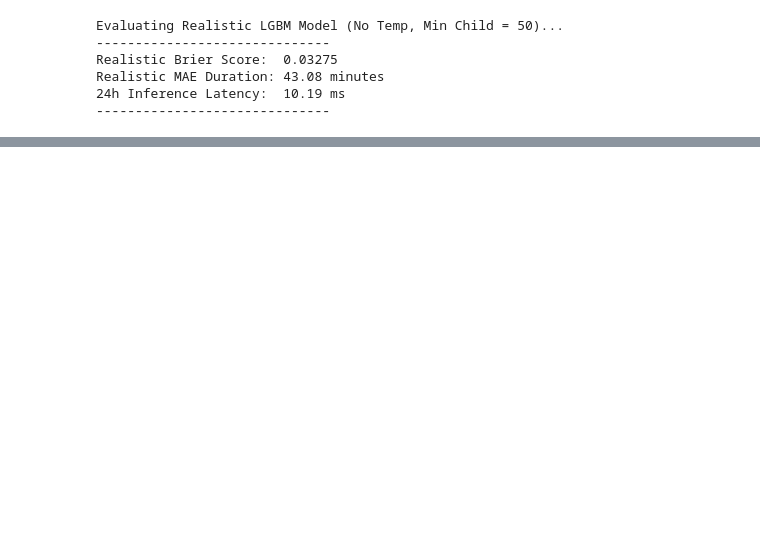
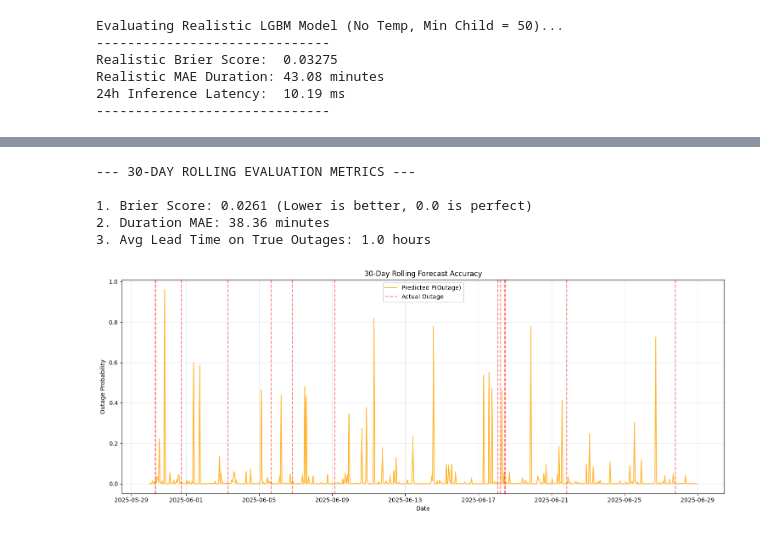
Before and after one commit to mansourhas/AIMS-KTT-day-2, a Jupyter notebook: eval+experiments.ipynb, the cells around one changed output, grey strips where cells are left out. Drawn from its saved outputs; the diff is of its cells as text; code cells hidden in the pictures; blank space fills up the shorter version.

```diff
--- a/eval+experiments.ipynb
+++ b/eval+experiments.ipynb
@@ -489,0 +580,75 @@ Realistic MAE Duration: 43.08 minutes
+# %%
+def calculate_metrics(results_df):
+    print("--- 30-DAY ROLLING EVALUATION METRICS ---\n")
+
+    # 1. Brier Score for P(outage)
+    brier = brier_score_loss(results_df['outage'], results_df['p_outage_pred'])
+    print(f"1. Brier Score: {brier:.4f} (Lower is better, 0.0 is perfect)")
+
+    # 2. MAE for duration (evaluated ONLY on actual outages)
+    outages_only = results_df[results_df['outage'] == 1]
+    if len(outages_only) > 0:
+        mae = mean_absolute_error(outages_only['duration_min'], outages_only['exp_duration_pred'])
+        print(f"2. Duration MAE: {mae:.2f} minutes")
+    else:
+        print("2. Duration MAE: N/A (No true outages in evaluation window)")
+
+    # 3. Lead Time on True Outages
+    # How many hours in advance did our model predict > 50% risk before a real outage?
+    lead_times = []
+
+    # Find indices of true outages
+    outage_indices = results_df[results_df['outage'] == 1].index
+
+    for idx in outage_indices:
+        # Look at the previous 12 hours
+        start_idx = max(0, idx - 12)
+        window = results_df.iloc[start_idx:idx]
+
+        # Find the earliest hour in this window where predicted probability was > 0.5
+        high_risk_hours = window[window['p_outage_pred'] > 0.50]
+        if not high_risk_hours.empty:
+            earliest_warning_idx = high_risk_hours.index[0]
+            lead_time = idx - earliest_warning_idx
+            lead_times.append(lead_time)
+        else:
+            lead_times.append(0) # Model failed to warn in advance
+
+    avg_lead_time = np.mean(lead_times) if lead_times else 0
+    print(f"3. Avg Lead Time on True Outages: {avg_lead_time:.1f} hours")
+
+calculate_metrics(results)
+# %% [output]
+--- 30-DAY ROLLING EVALUATION METRICS ---
+
+1. Brier Score: 0.0261 (Lower is better, 0.0 is perfect)
+2. Duration MAE: 38.36 minutes
+3. Avg Lead Time on True Outages: 1.0 hours
+# %%
+def plot_evaluation(results_df):
+    plt.figure(figsize=(15, 6))
+
+    # Plot predicted probabilities
+    plt.plot(results_df['timestamp'], results_df['p_outage_pred'],
+             label='Predicted P(Outage)', color='orange', alpha=0.8)
+
+    # Plot true outages as vertical red lines
+    actual_outages = results_df[results_df['outage'] == 1]
+    for _, row in actual_outages.iterrows():
+        plt.axvline(x=row['timestamp'], color='red', alpha=0.5, linestyle='--')
+
+    # Proxy artist for the legend
+    plt.axvline(x=actual_outages.iloc[0]['timestamp'] if len(actual_outages)>0 else 0,
+                color='red', alpha=0.5, linestyle='--', label='Actual Outage')
+
+    plt.title('30-Day Rolling Forecast Accuracy')
+    plt.ylabel('Outage Probability')
+    plt.xlabel('Date')
+    plt.legend()
+    plt.grid(True, alpha=0.3)
+    plt.tight_layout()
+    plt.show()
+
+plot_evaluation(results)
+# %% [output]
+[figure, added]
```
Also changed, not shown: parts of 4 cells of this notebook.
